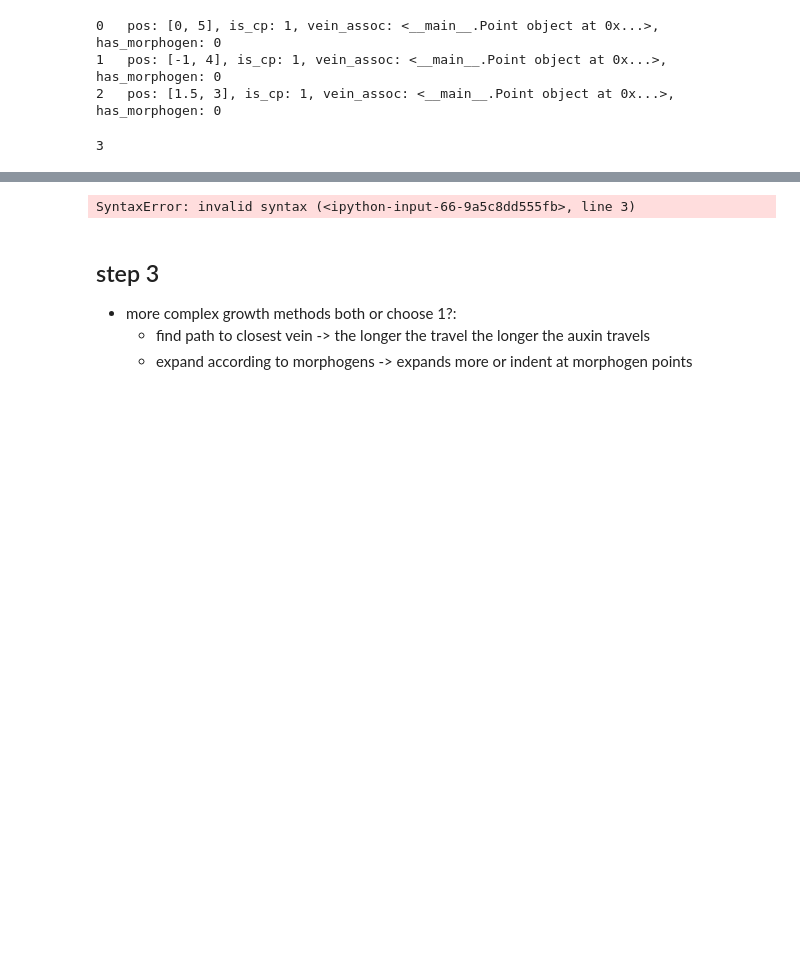
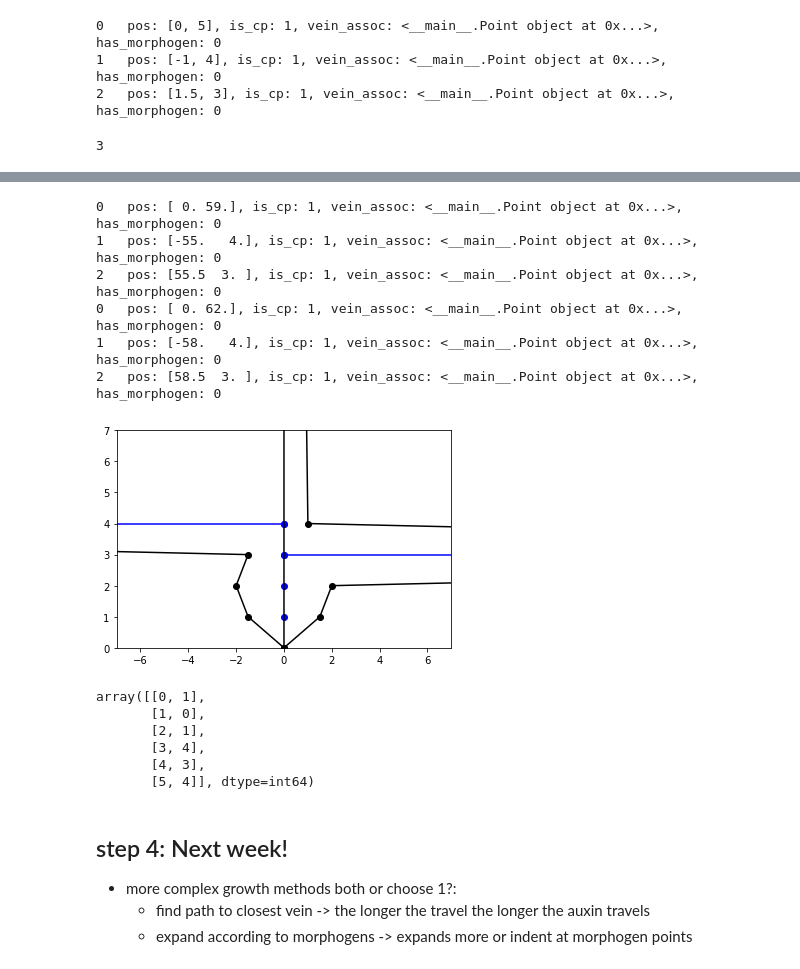
Before and after one commit to verahowest/leaf_development, a Jupyter notebook: jupyterLabTest.ipynb, the cells around one changed output, grey strips where cells are left out. Drawn from its saved outputs; the diff is of its cells as text; code cells hidden in the pictures; blank space fills up the shorter version.

```diff
--- a/jupyterLabTest.ipynb
+++ b/jupyterLabTest.ipynb
@@ -203,20 +232,56 @@ def connect_newcp( all_cp, veins):
+# %%
+# from sklearn.preprocessing import normalize
+print_points(all_cp)
+# can later be scaled differently dependent on auxin etc
+gr = np.ones(len(all_cp))
+# print(gr)
+
+def normalize_vein(x):
+    norm_x = x/np.sqrt((x**2).sum())
+    return norm_x
+
+def expand_veins(all_cp, gr):
+#     gv = np.zeros((len(all_cp), 2))
+    veins = []
+    for i in range(0, len(all_cp)):
+        cp = all_cp[i]
+        vein = np.array(cp.pos) - np.array(cp.vein_assoc.pos)
+        dir = normalize_vein(vein)
+        cp.pos = cp.pos + (3 * dir)
+
+# print((np.array([0, 1][0,0])*1))
+expand_veins(all_cp, gr)
+print_points(all_cp)
+# np.array(vein)
+# print(np.zeros((2, 3)))
+
+primordium_vein_pos, margin_pos = plot_leaf([primordium_vein], margin, all_cp)
+# %% [output]
+0   pos: [ 0. 59.], is_cp: 1, vein_assoc: <__main__.Point object at 0x...>, has_morphogen: 0
+1   pos: [-55.   4.], is_cp: 1, vein_assoc: <__main__.Point object at 0x...>, has_morphogen: 0
+2   pos: [55.5  3. ], is_cp: 1, vein_assoc: <__main__.Point object at 0x...>, has_morphogen: 0
+0   pos: [ 0. 62.], is_cp: 1, vein_assoc: <__main__.Point object at 0x...>, has_morphogen: 0
+1   pos: [-58.   4.], is_cp: 1, vein_assoc: <__main__.Point object at 0x...>, has_morphogen: 0
+2   pos: [58.5  3. ], is_cp: 1, vein_assoc: <__main__.Point object at 0x...>, has_morphogen: 0
+[figure, added]
 # %%
 # find nearest neighbour point on vein (choosing between veins won't be necessary due to cell splitting regions?) - DOUBLE CHECK ASSUMPTION
+
+# example from sklearn as a reminder IGNORE
 from sklearn.neighbors import KDTree
->>> import numpy as np
->>> X = np.array([[-1, -1], [-2, -1], [-3, -2], [1, 1], [2, 1], [3, 2]])
->>> kdt = KDTree(X, leaf_size=30, metric='euclidean')
->>> kdt.query(X, k=2, return_distance=False)
-array([[0, 1],
-       [1, 0],
-       [2, 1],
-       [3, 4],
-       [4, 3],
-       [5, 4]]...)
+import numpy as np
+X = np.array([[-1, -1], [-2, -1], [-3, -2], [1, 1], [2, 1], [3, 2]])
+kdt = KDTree(X, leaf_size=30, metric='euclidean')
+kdt.query(X, k=2, return_distance=False)
 # %% [output]
-SyntaxError: invalid syntax (<ipython-input-66-9a5c8dd555fb>, line 3)
+array([[0, 1],
+       [1, 0],
+       [2, 1],
+       [3, 4],
+       [4, 3],
+       [5, 4]], dtype=int64)
 # %% [markdown]
-## step 3
+## step 4: Next week!
 
 - more complex growth methods both or choose 1?:
     - find path to closest vein -> the longer the travel the longer the auxin travels
```
Also changed, not shown: parts of 9 cells of this notebook.
